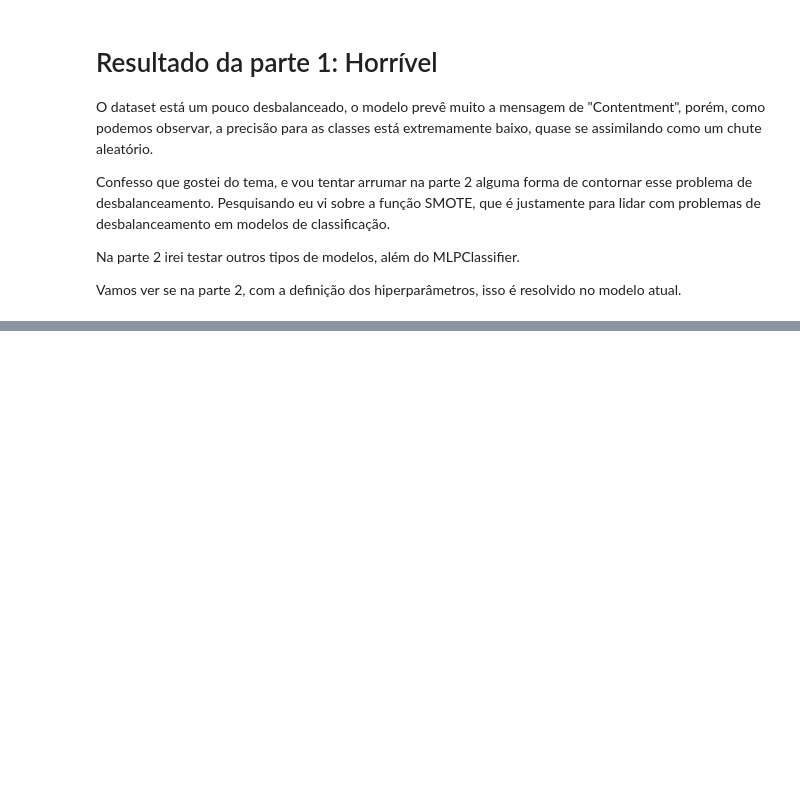
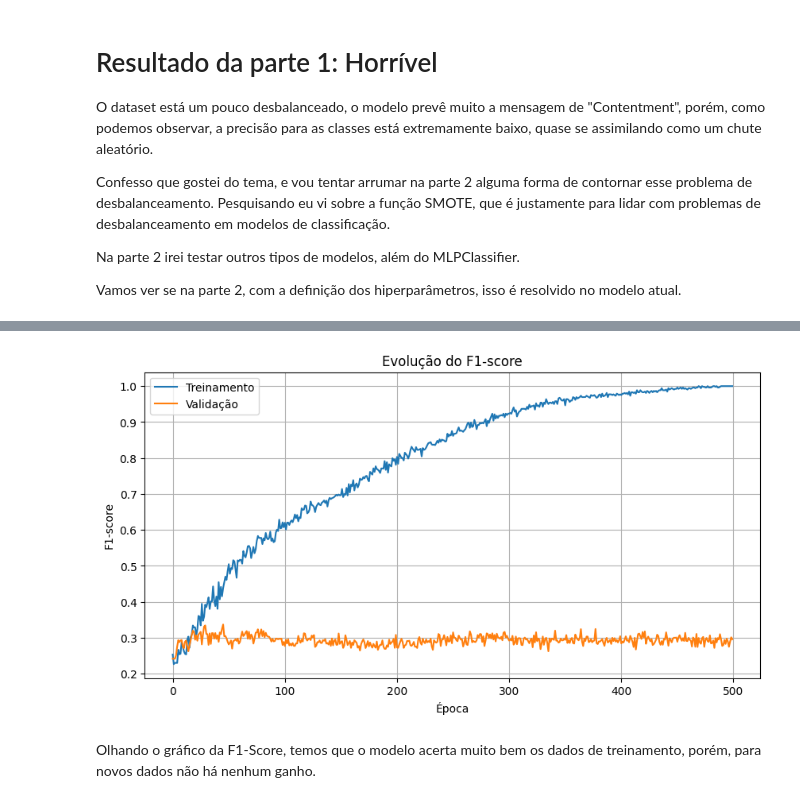
Before and after one commit to GodKelvin/pos-ia-dados-ufes, a Jupyter notebook: Redes Neurais Artificiais/Kelvin_Lehrback_Trab.ipynb, the cells around one changed output, grey strips where cells are left out. Saved outputs shown, nothing was run; the diff lists cells and outputs as text; code cells hidden in the pictures; blank space fills up the shorter version.

```diff
--- a/Redes Neurais Artificiais/Kelvin_Lehrback_Trab.ipynb
+++ b/Redes Neurais Artificiais/Kelvin_Lehrback_Trab.ipynb
@@ -229,0 +319,14 @@ Vamos ver se na parte 2, com a definição dos hiperparâmetros, isso é resolvi
+# %%
+plt.figure(figsize=(10, 5))
+plt.plot(history.history['f1_score'], label='Treinamento')
+plt.plot(history.history['val_f1_score'], label='Validação')
+plt.title('Evolução do F1-score')
+plt.xlabel('Época')
+plt.ylabel('F1-score')
+plt.legend()
+plt.grid(True)
+plt.show()
+# %% [output]
+[figure, added]
+# %% [markdown]
+Olhando o gráfico da F1-Score, temos que o modelo acerta muito bem os dados de treinamento, porém, para novos dados não há nenhum ganho.
```
Also changed, not shown: parts of 18 cells of this notebook, 1 other file.
